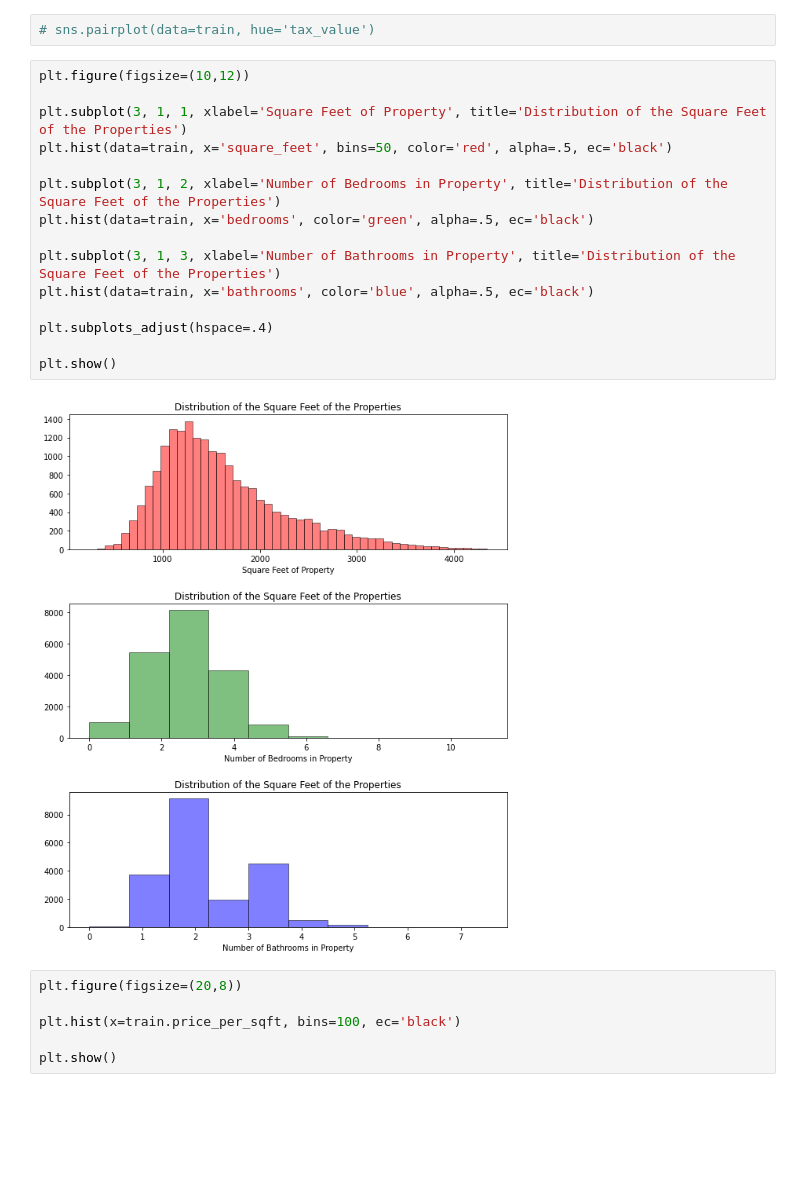
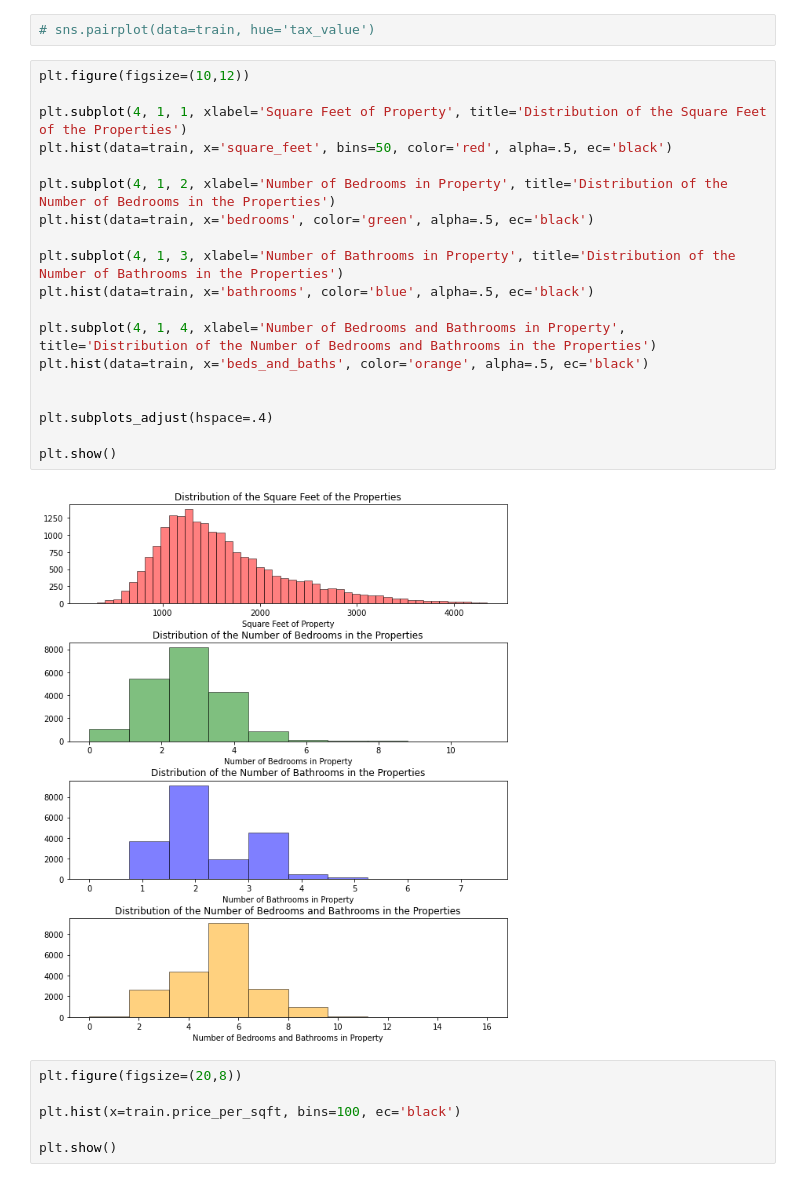
Before and after one commit to mdalton87/regression-exercises, a Jupyter notebook: regression_project/test_zillow.ipynb, the cells around one changed output. Drawn from its saved outputs; the diff is of its cells as text; blank space fills up the shorter version.

```diff
--- a/regression_project/test_zillow.ipynb
+++ b/regression_project/test_zillow.ipynb
@@ -229,20 +233,24 @@ train.shape, validate.shape, test.shape
 # %%
 plt.figure(figsize=(10,12))
 
-plt.subplot(3, 1, 1, xlabel='Square Feet of Property', title='Distribution of the Square Feet of the Properties')
+plt.subplot(4, 1, 1, xlabel='Square Feet of Property', title='Distribution of the Square Feet of the Properties')
 plt.hist(data=train, x='square_feet', bins=50, color='red', alpha=.5, ec='black')
 
-plt.subplot(3, 1, 2, xlabel='Number of Bedrooms in Property', title='Distribution of the Square Feet of the Properties')
+plt.subplot(4, 1, 2, xlabel='Number of Bedrooms in Property', title='Distribution of the Number of Bedrooms in the Properties')
 plt.hist(data=train, x='bedrooms', color='green', alpha=.5, ec='black')
 
-plt.subplot(3, 1, 3, xlabel='Number of Bathrooms in Property', title='Distribution of the Square Feet of the Properties')
+plt.subplot(4, 1, 3, xlabel='Number of Bathrooms in Property', title='Distribution of the Number of Bathrooms in the Properties')
 plt.hist(data=train, x='bathrooms', color='blue', alpha=.5, ec='black')
+
+plt.subplot(4, 1, 4, xlabel='Number of Bedrooms and Bathrooms in Property', title='Distribution of the Number of Bedrooms and Bathrooms in the Properties')
+plt.hist(data=train, x='beds_and_baths', color='orange', alpha=.5, ec='black')
+
 
 plt.subplots_adjust(hspace=.4)
 
 plt.show()
 # %% [output]
-[figure, old version]
+[figure, new version]
 # %%
 plt.figure(figsize=(20,8))
 
```
Also changed, not shown: parts of 48 cells of this notebook, 3 other files.
